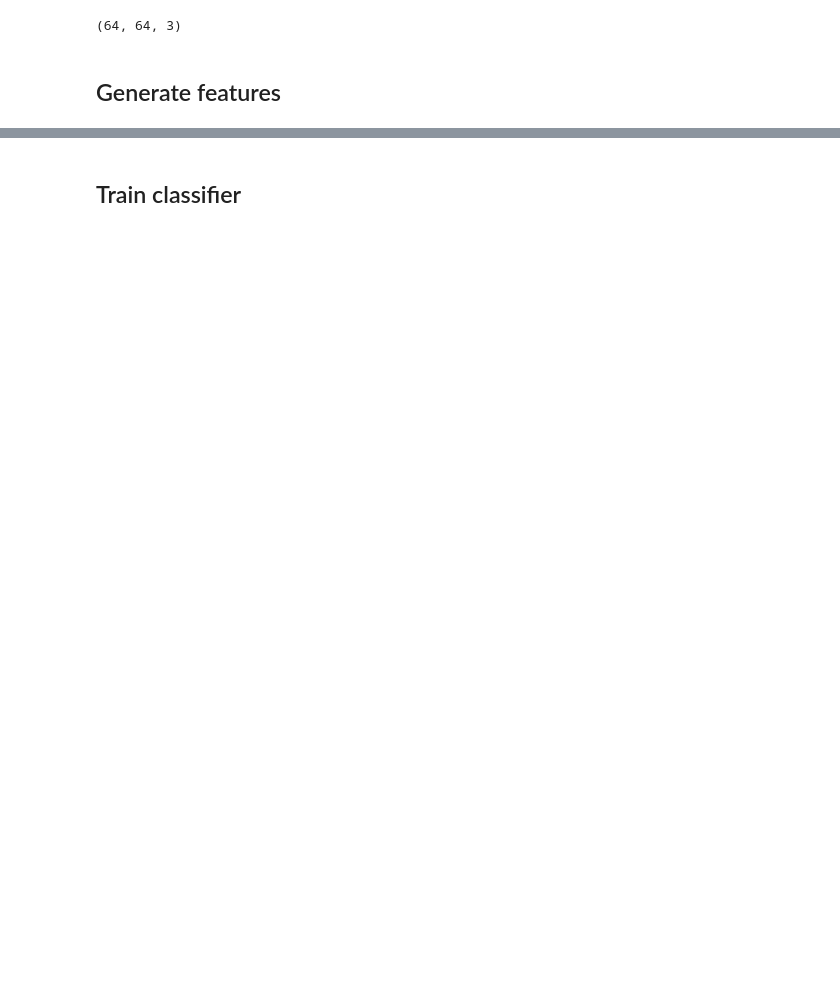
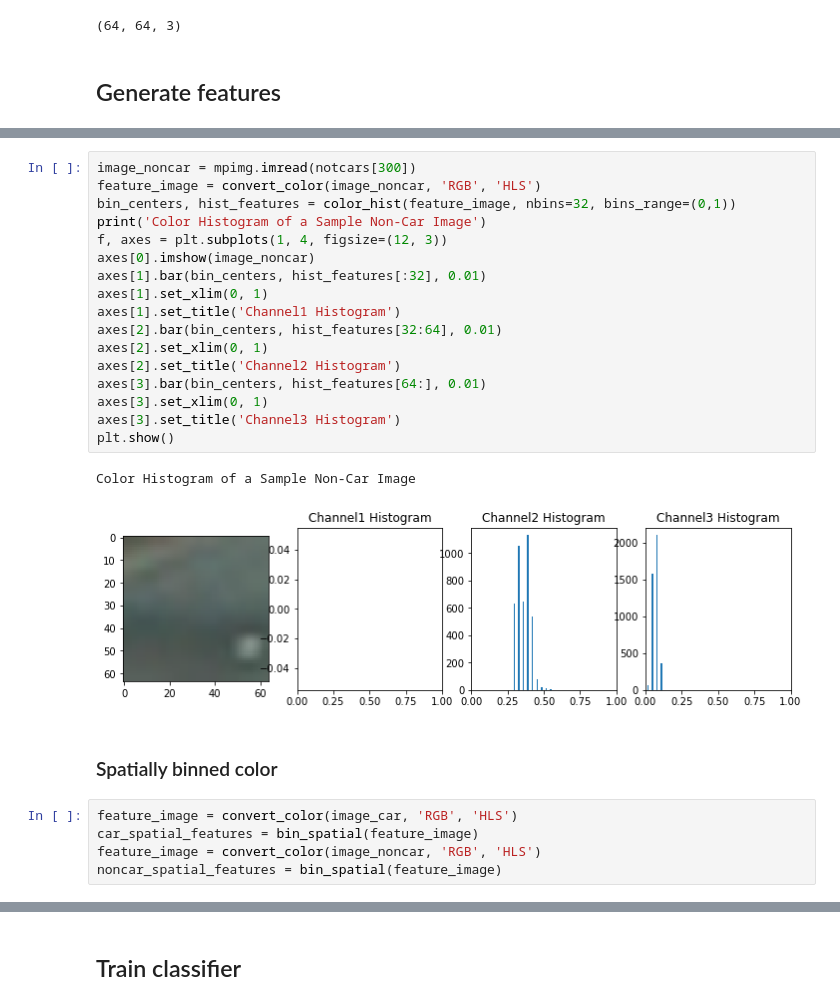
Before and after one commit to shuangxia/self-driving-car-engineer, a Jupyter notebook: P5-submission/vehicles_detection.ipynb, the cells around one changed output, grey strips where cells are left out. Drawn from its saved outputs; the diff is of its cells as text; blank space fills up the shorter version.

```diff
--- a/P5-submission/vehicles_detection.ipynb
+++ b/P5-submission/vehicles_detection.ipynb
@@ -136,0 +69,27 @@ image.shape
+# %%
+image_noncar = mpimg.imread(notcars[300])
+feature_image = convert_color(image_noncar, 'RGB', 'HLS')
+bin_centers, hist_features = color_hist(feature_image, nbins=32, bins_range=(0,1))
+print('Color Histogram of a Sample Non-Car Image')
+f, axes = plt.subplots(1, 4, figsize=(12, 3))
+axes[0].imshow(image_noncar)
+axes[1].bar(bin_centers, hist_features[:32], 0.01)
+axes[1].set_xlim(0, 1)
+axes[1].set_title('Channel1 Histogram')
+axes[2].bar(bin_centers, hist_features[32:64], 0.01)
+axes[2].set_xlim(0, 1)
+axes[2].set_title('Channel2 Histogram')
+axes[3].bar(bin_centers, hist_features[64:], 0.01)
+axes[3].set_xlim(0, 1)
+axes[3].set_title('Channel3 Histogram')
+plt.show()
+# %% [output]
+Color Histogram of a Sample Non-Car Image
+[figure, added]
+# %% [markdown]
+### Spatially binned color
+# %%
+feature_image = convert_color(image_car, 'RGB', 'HLS')
+car_spatial_features = bin_spatial(feature_image)
+feature_image = convert_color(image_noncar, 'RGB', 'HLS')
+noncar_spatial_features = bin_spatial(feature_image)
```
Also changed, not shown: parts of 48 cells of this notebook.
